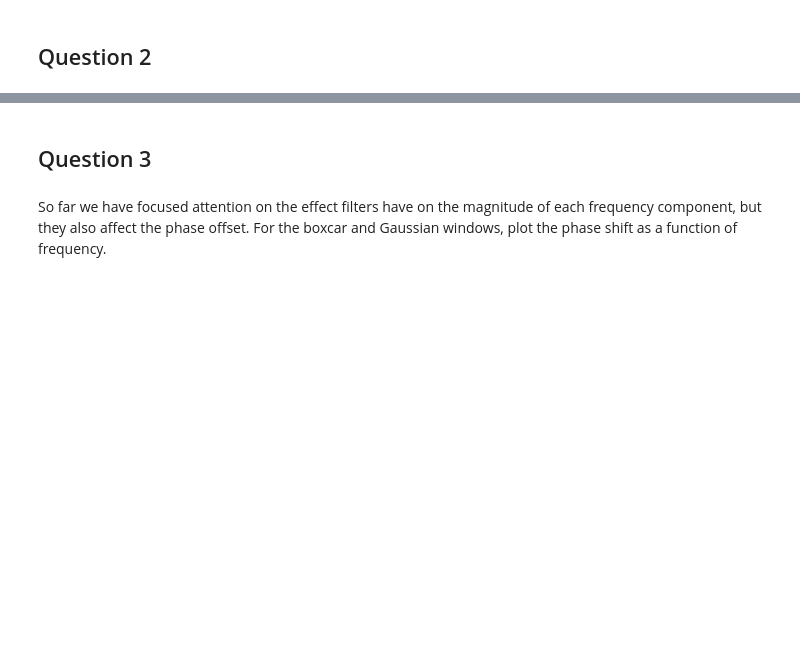
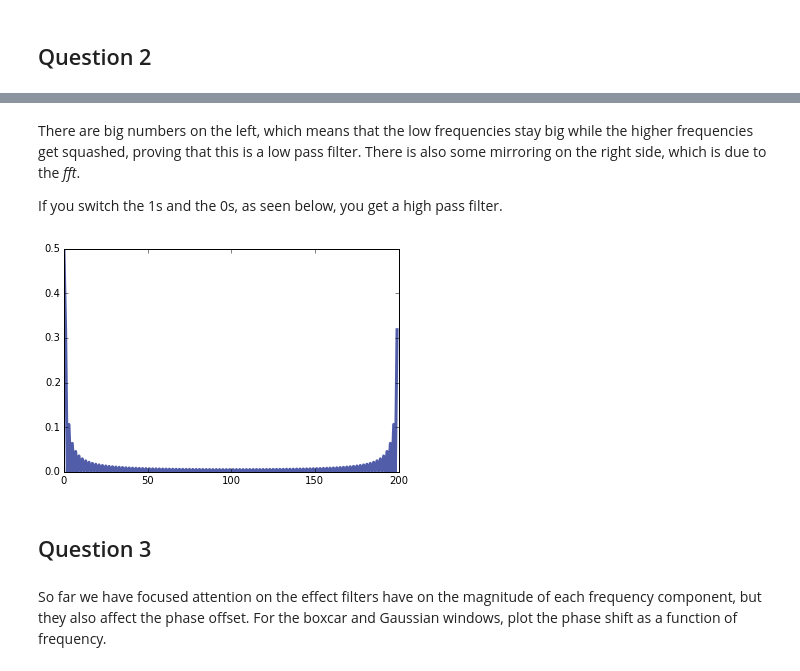
Before and after one commit to megsaysrawr/ThinkDSP, a Jupyter notebook: code/ps05.ipynb, the cells around one changed output, grey strips where cells are left out. Cells and saved outputs as stored; diff of their text form; code cells hidden in the pictures; blank space fills up the shorter version.

```diff
--- a/code/ps05.ipynb
+++ b/code/ps05.ipynb
@@ -29,3 +75,13 @@ Invoking the principle that for every filter there is a corresponding window, se
+# %% [markdown]
+There are big numbers on the left, which means that the low frequencies stay big while the higher frequencies get squashed, proving that this is a low pass filter. There is also some mirroring on the right side, which is due to the _fft_.
+
+If you switch the 1s and the 0s, as seen below, you get a high pass filter.
+# %%
+#Come back and check the inverse, [0,1] out.
+numbers2 = numpy.fft.ifft([0]*100+[1]*100)
+thinkplot.plot(abs(numbers2))
+# %% [output]
+[figure, added]
 # %% [markdown]
 ## Question 3
 # %% [markdown]
```
Also changed, not shown: parts of 46 cells of this notebook.
